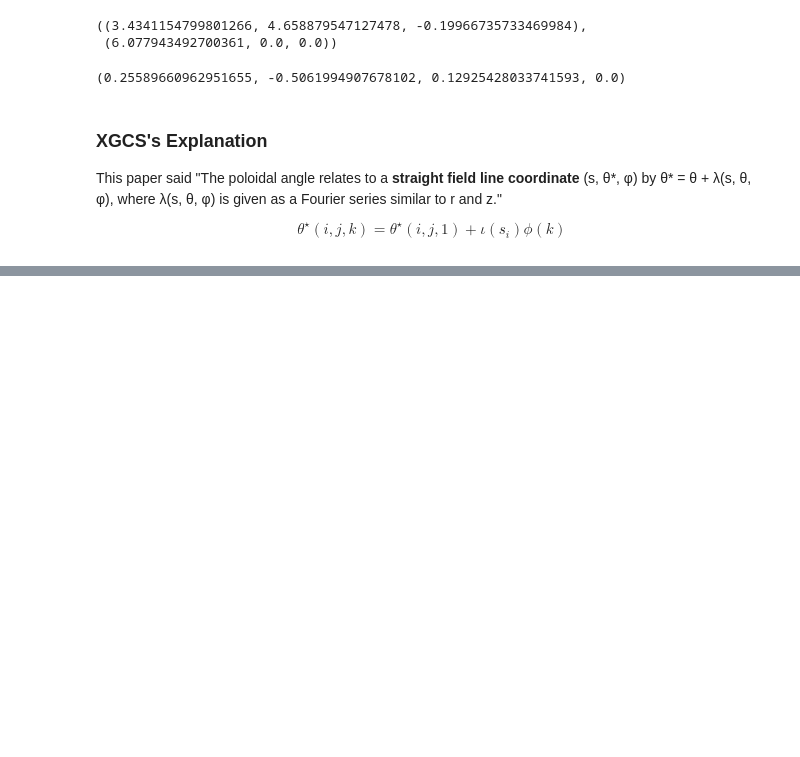
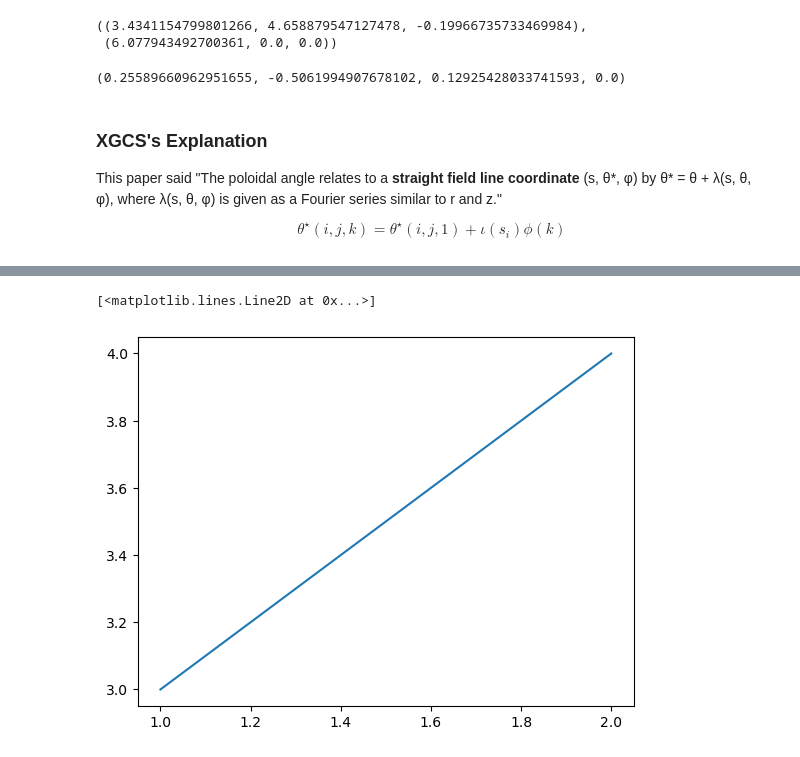
Before and after one commit to Fuad-HH/pystell_uw, a Jupyter notebook: readVmec.ipynb, the cells around one changed output, grey strips where cells are left out. Saved outputs shown, nothing was run; the diff lists cells and outputs as text; code cells hidden in the pictures; blank space fills up the shorter version.

```diff
--- a/readVmec.ipynb
+++ b/readVmec.ipynb
@@ -328,0 +401,5 @@ $$
+# %%
+plt.plot([1,2],[3,4])
+# %% [output]
+[<matplotlib.lines.Line2D at 0x...>]
+[figure, added]
```
Also changed, not shown: parts of 6 cells of this notebook.
